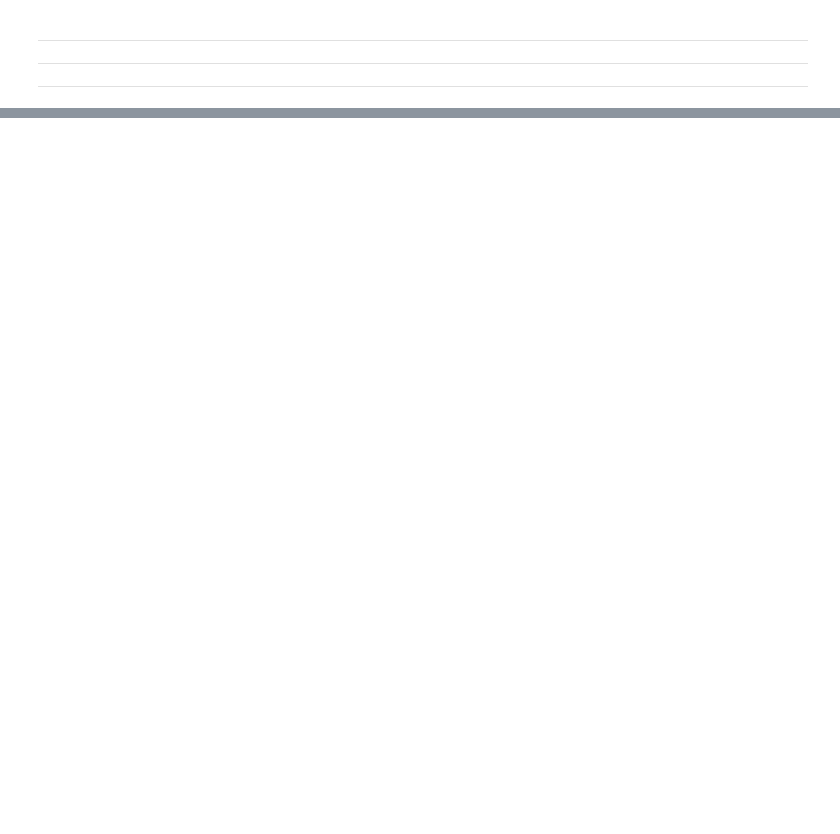
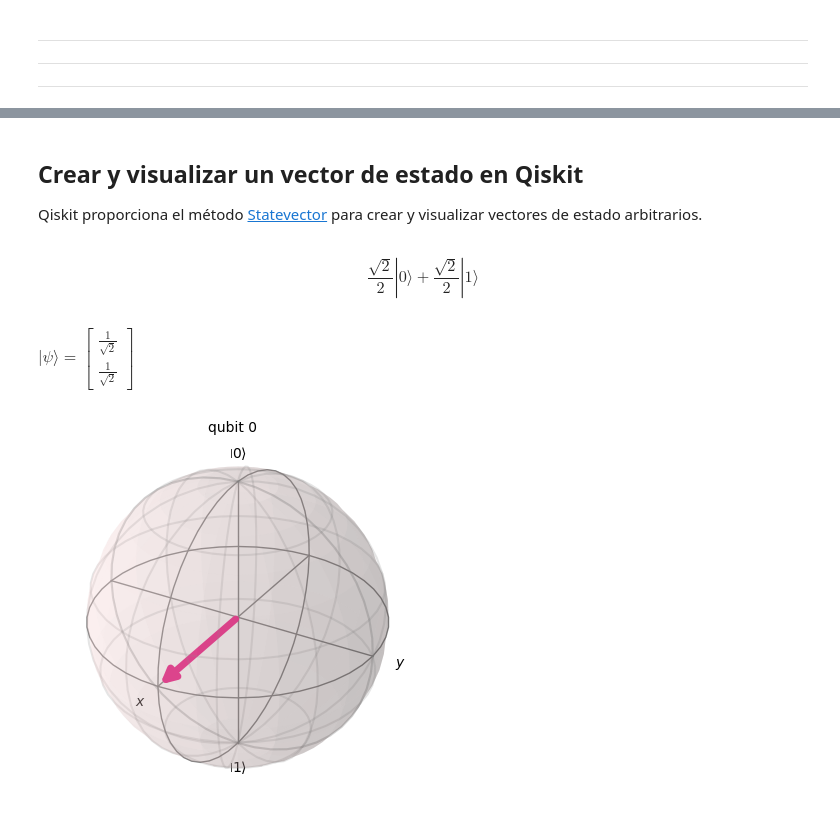
Before and after one commit to tarabelo/2024-EInvierno-CAPAP-H, a Jupyter notebook: Bits_y_Cúbits.ipynb, the cells around one changed output, grey strips where cells are left out. Drawn from its saved outputs; the diff is of its cells as text; code cells hidden in the pictures; blank space fills up the shorter version.

```diff
--- a/Bits_y_Cúbits.ipynb
+++ b/Bits_y_Cúbits.ipynb
@@ -303,0 +446,31 @@ Se puede comprobar que $CNOT = CNOT^{-1}$
+# %% [markdown]
+## Crear y visualizar un vector de estado en Qiskit<a id="qiskit"></a>
+
+Qiskit proporciona el método [Statevector](https://qiskit.org/documentation/stubs/qiskit.quantum_info.Statevector.html) para crear y visualizar vectores de estado arbitrarios.
+# %%
+from qiskit.quantum_info import Statevector
+from math import sqrt
+
+# Crear un estado cuántico en qiskit
+estado_mas = Statevector([1/sqrt(2), 1/sqrt(2)])
+
+# Visualizacion por defecto en qiskit
+estado_mas.draw('latex')
+# %% [output]
+$$\frac{\sqrt{2}}{2} |0\rangle+\frac{\sqrt{2}}{2} |1\rangle$$
+# %%
+# Visualización usando extensiones del qiskit textbook
+from qiskit_textbook.tools import array_to_latex
+array_to_latex(estado_mas, pretext="|\psi\\rangle = ")
+# %% [output]
+$\displaystyle
+|\psi\rangle = \begin{bmatrix}
+\tfrac{1}{\sqrt{2}} \\
+\tfrac{1}{\sqrt{2}}
+\end{bmatrix}
+$
+# %%
+# Visualización sobre la esfera de Bloch
+estado_mas.draw('bloch')
+# %% [output]
+[figure, added]
```
Also changed, not shown: parts of 13 cells of this notebook.
